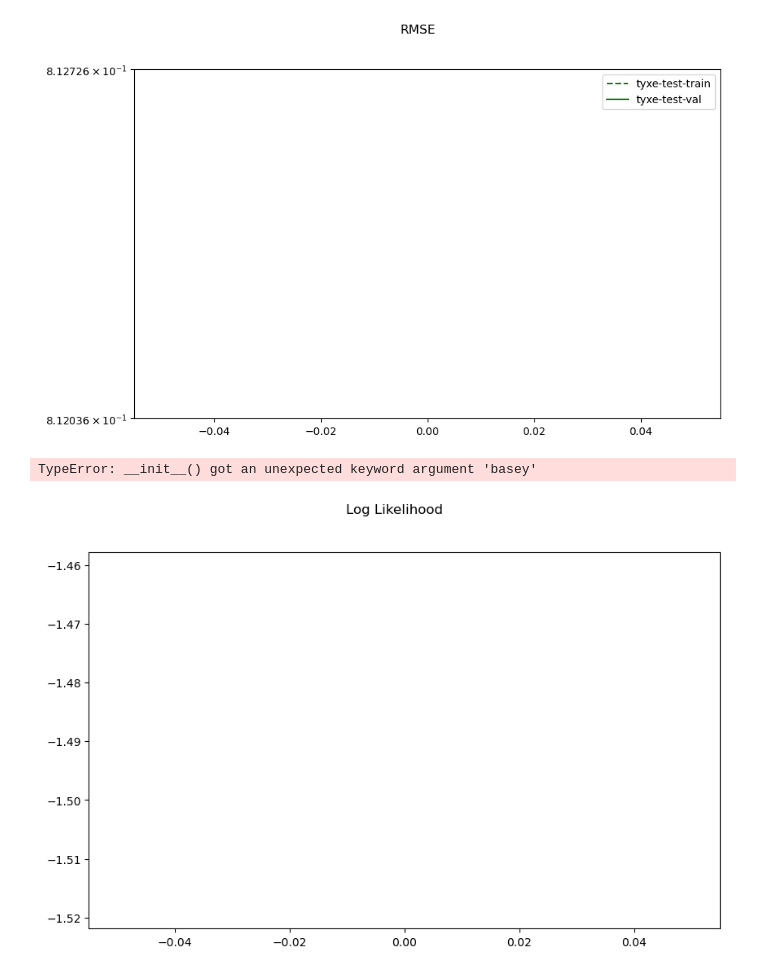
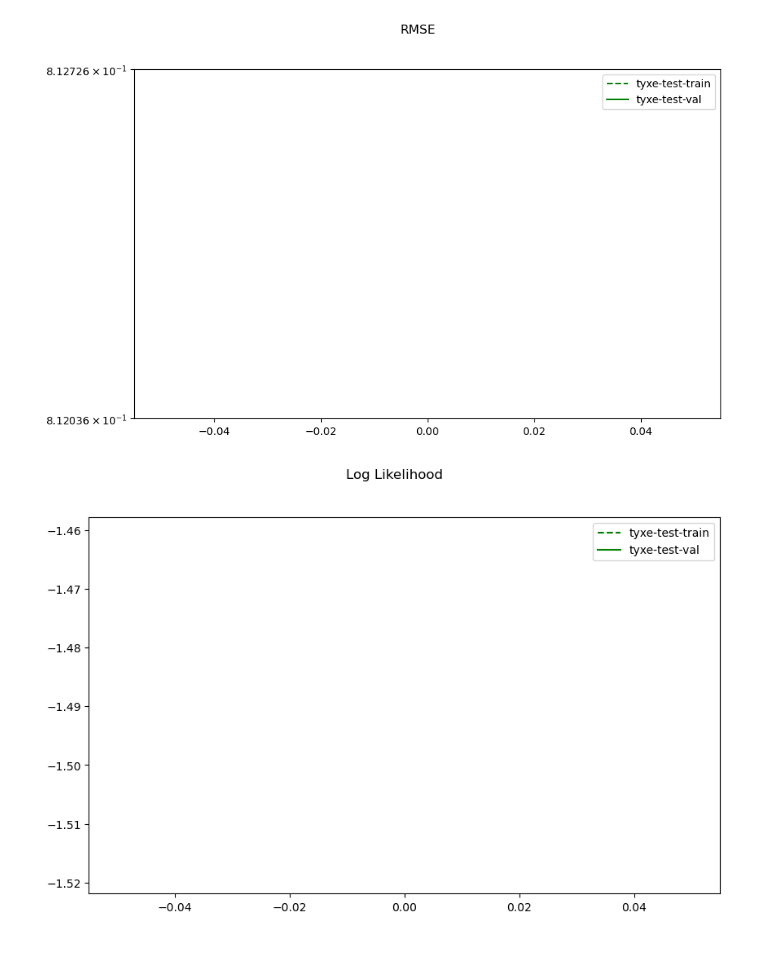
Before and after one commit to alvarhonsi/master-pipeline, a Jupyter notebook: test_notebooks/sanity_check.ipynb, the cells around one changed output. Cells and saved outputs as stored; diff of their text form; code cells hidden in the pictures.

```diff
--- a/test_notebooks/sanity_check.ipynb
+++ b/test_notebooks/sanity_check.ipynb
@@ -41,7 +41,7 @@ DATASET_NAME = dataset_config["NAME"]
 
 config["EPOCHS"] = "10"
 config["DEVICE"] = "cpu"
-config["RERUNS"] = "1"
+config["RERUNS"] = "5"
 config["HIDDEN_FEATURES"] = "[32]"
 config["LIKELIHOOD_SCALE"] = "0.3"
 config["GUIDE_SCALE"] = "0.1"
@@ -144,0 +132,9 @@ tensor([[0.0934],
+# %%
+#collect all weights in a list
+weight_scale_list = []
+for name, data in weights.items():
+    if "scale" in name:
+        print(name, data.reshape(-1).shape)
+        weight_scale_list.append(data.reshape(-1))
+weight_scale_list = torch.cat(weight_scale_list)
+weight_scale_list.mean()
@@ -325,19 +328,17 @@ if config["INFERENCE_TYPE"] != "nn":
 # %%
 if config["INFERENCE_TYPE"] != "nn":
     fig, ax = plt.subplots(figsize=(10, 6))
     fig.suptitle("Log Likelihood")
     for i, p in enumerate(profiles):
         name = configs[p]["NAME"]
         tll = train_stats[name]["train_ll"]
         ax.plot(tll, '--', label=f"{name}-train", color=colors[i])
         vll = train_stats[name]["val_ll"]
         ax.plot(vll, label=f"{name}-val", color=colors[i])
-        ax.set_yscale('symlog', basey=10)
     ax.legend()
     plt.show()
 # %% [output]
-TypeError: __init__() got an unexpected keyword argument 'basey'
-[figure, old version]
+[figure, new version]
 # %%
 name1 = configs[profiles[0]]["NAME"]
 data_samples = {
```
Also changed, not shown: parts of 8 cells of this notebook, 3 other files.
